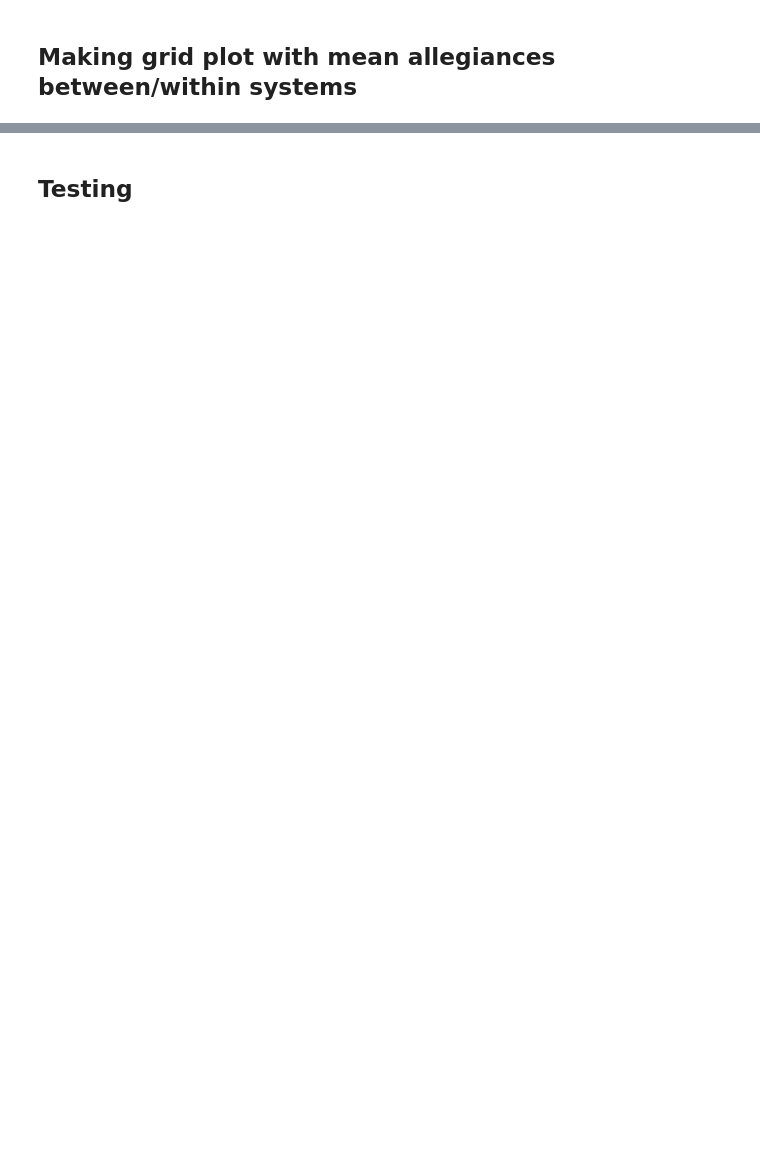
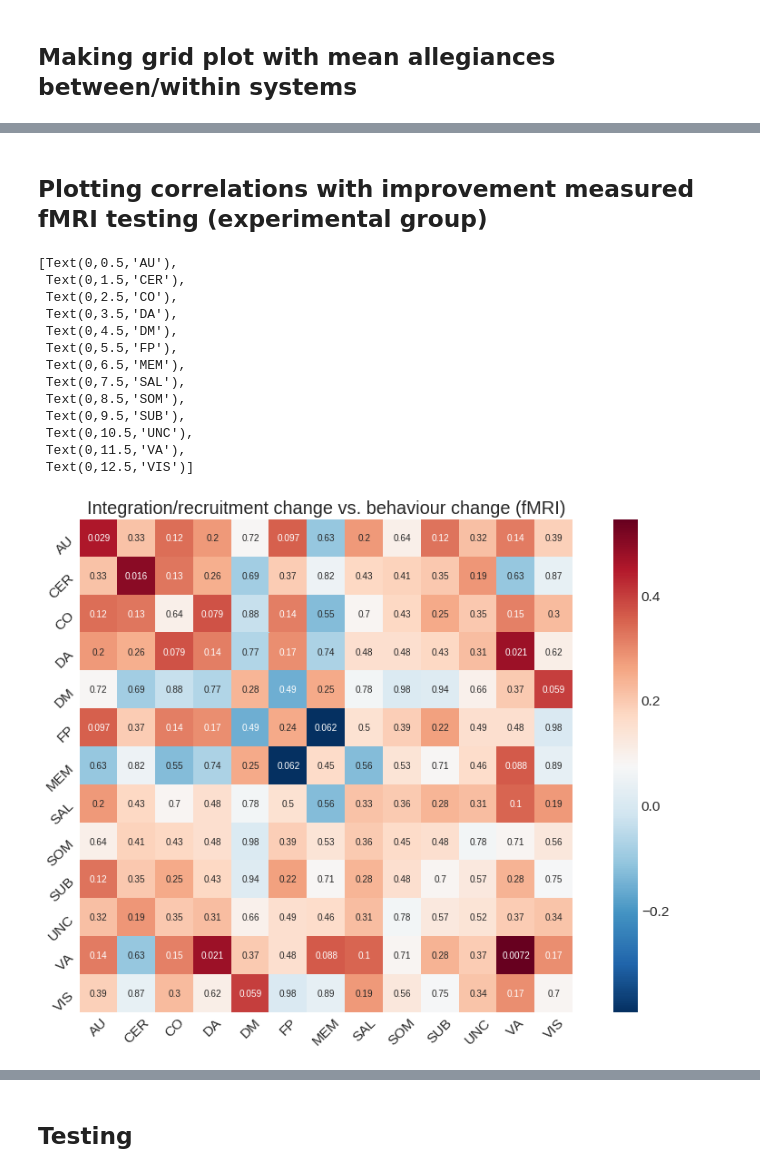
Before and after one commit to kbonna/LearningBrain_networks, a Jupyter notebook: notebooks/LB-08_allegiance_matrices_plotting.ipynb, the cells around one changed output, grey strips where cells are left out. Drawn from its saved outputs; the diff is of its cells as text; code cells hidden in the pictures; blank space fills up the shorter version.

```diff
--- a/notebooks/LB-08_allegiance_matrices_plotting.ipynb
+++ b/notebooks/LB-08_allegiance_matrices_plotting.ipynb
@@ -223,0 +304,41 @@ array(['AU', 'CER', 'CO', 'DA', 'DM', 'FP', 'MEM', 'SAL', 'SOM', 'SUB',
+# %% [markdown]
+Plotting correlations with improvement measured fMRI testing (experimental group)
+------------------------------------------------------------------
+# %%
+exp_perf = fmri_beh[fmri_beh.group == 'Experimental']
+correlations = np.zeros((13, 13))
+pvals = np.zeros((13, 13))
+
+for i in range(13):
+    for j in range(13):
+        corr, pval = stats.pearsonr(exp_slope[:,i, j], exp_perf['Estimate'].values)
+        correlations[i,j] = corr
+        pvals[i,j] = pval
+
+fig = plt.gcf()
+fig.set_size_inches(16, 10)
+
+g = sns.heatmap(correlations, yticklabels = np.unique(modules),
+                        xticklabels = np.unique(modules),
+                        square = True,
+                        cmap = "RdBu_r",
+                        annot = pvals)
+
+g.set_title('Integration/recruitment change vs. behaviour change (fMRI)', size = 20)
+g.set_xticklabels(np.unique(modules), rotation=45)
+g.set_yticklabels(np.unique(modules), rotation=45)
+# %% [output]
+[Text(0,0.5,'AU'),
+ Text(0,1.5,'CER'),
+ Text(0,2.5,'CO'),
+ Text(0,3.5,'DA'),
+ Text(0,4.5,'DM'),
+ Text(0,5.5,'FP'),
+ Text(0,6.5,'MEM'),
+ Text(0,7.5,'SAL'),
+ Text(0,8.5,'SOM'),
+ Text(0,9.5,'SUB'),
+ Text(0,10.5,'UNC'),
+ Text(0,11.5,'VA'),
+ Text(0,12.5,'VIS')]
+[figure, added]
```
Also changed, not shown: parts of 49 cells of this notebook, 8 other files.
